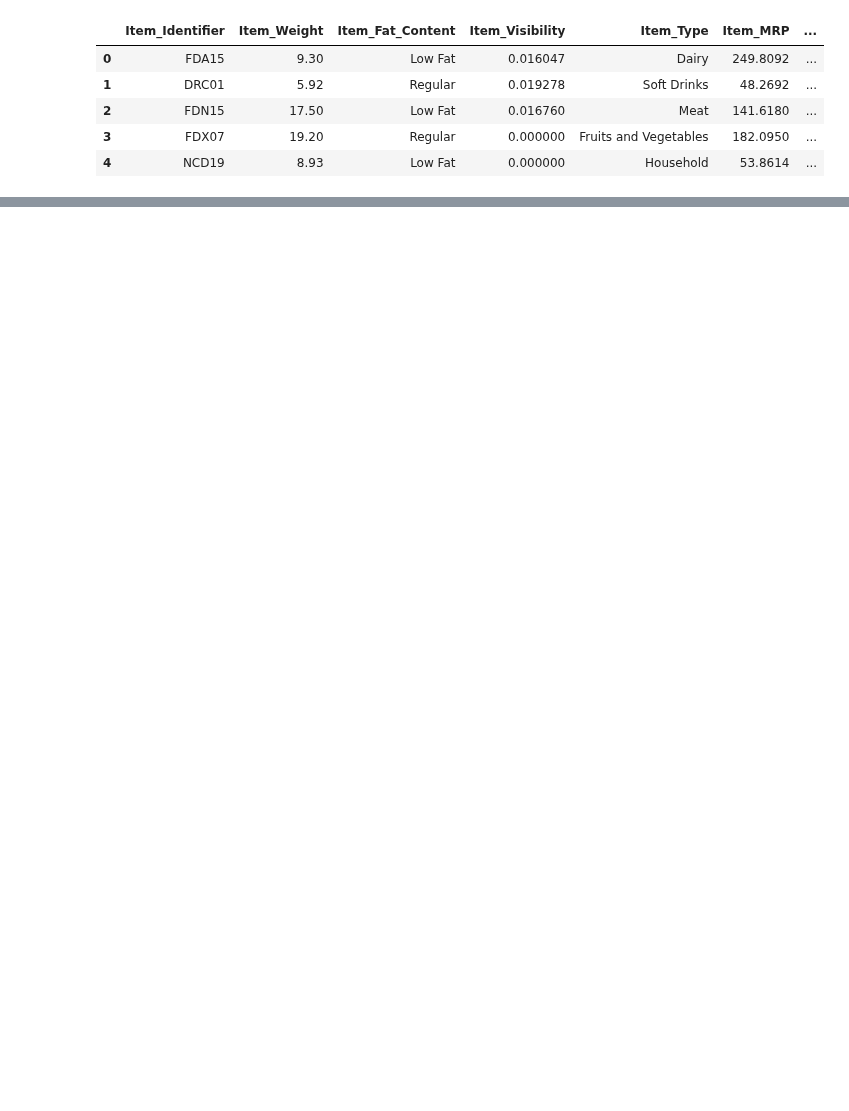
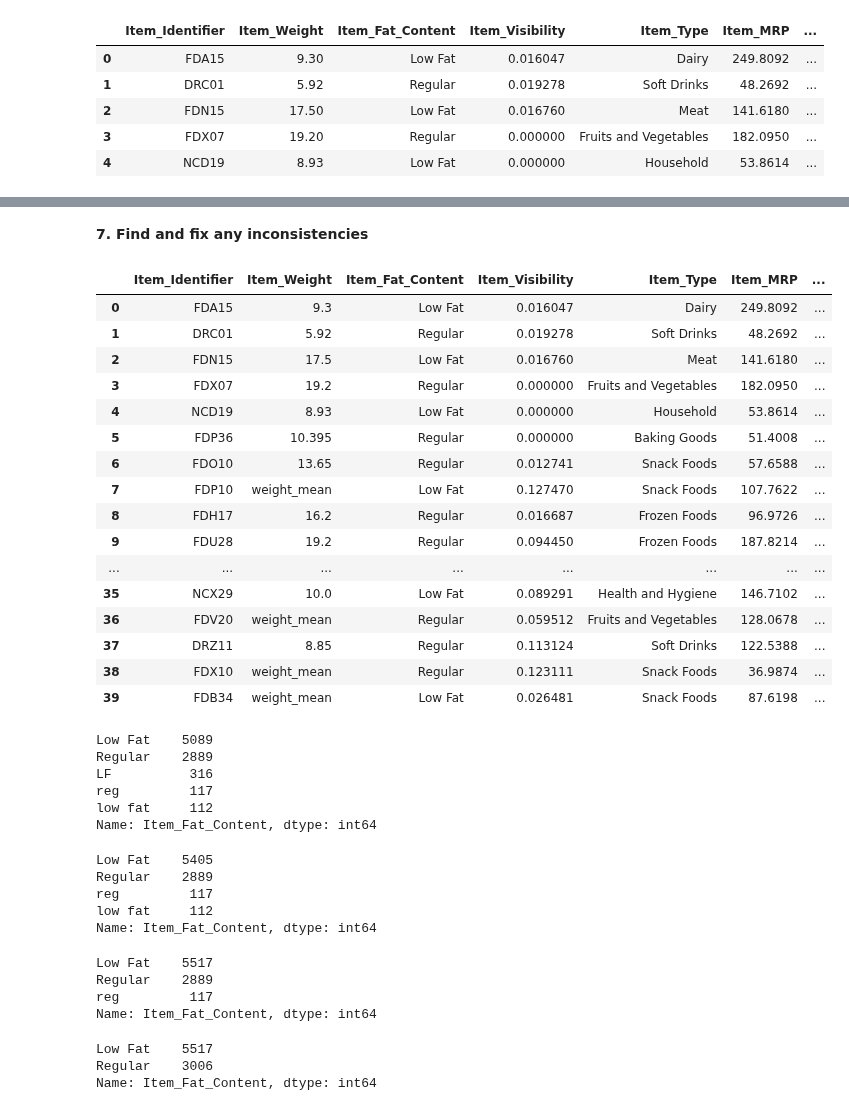
Before and after one commit to HarmonyKM/sales-predictions, a Jupyter notebook: Sales_Predictions.ipynb, the cells around one changed output, grey strips where cells are left out. Cells and saved outputs as stored; diff of their text form; code cells hidden in the pictures; blank space fills up the shorter version.

```diff
--- a/Sales_Predictions.ipynb
+++ b/Sales_Predictions.ipynb
@@ -3,6 +5,6 @@
 # %%
 import pandas as pd
-filename = '/content/sales_predictions.csv']
+filename = '/content/drive/MyDrive/sales_predictions.csv'
 # %%
 df =pd.read_csv(filename)
 df.head()
@@ -15,0 +86,7 @@ df.head()
+# %%
+#I will replace the the missing values with the average of the Item_Weights column
+weight_mean = df['Item_Weight'].mean()
+df['Item_Weight'].fillna('weight_mean', inplace=True)
+
+#Verify change for Item_Weight column was succesful and there are no missing values
+df.isna().sum()
@@ -15,0 +107,6 @@ df.head()
+# %%
+#The Outlet_Size measures the size of the store in terms of area covered and this is vital data should they expand. I will not drop but i will fill with "Missing"
+df['Outlet_Size'].fillna('Missing', inplace=True)
+
+#Verify change for Outlet_Size column was succesful and there are no missing values
+df.isna().sum()
@@ -15,0 +127,61 @@ df.head()
+# %% [markdown]
+**7. Find and fix any inconsistencies**
+# %%
+df.head(40)
+
+#Output reveals the data in the Item_Fat_Content is inconsistent
+# %% [output]
+|  | Item_Identifier | Item_Weight | Item_Fat_Content | Item_Visibility | Item_Type | Item_MRP | ... |
+| 0 | FDA15 | 9.3 | Low Fat | 0.016047 | Dairy | 249.8092 | ... |
+| 1 | DRC01 | 5.92 | Regular | 0.019278 | Soft Drinks | 48.2692 | ... |
+| 2 | FDN15 | 17.5 | Low Fat | 0.016760 | Meat | 141.6180 | ... |
+| 3 | FDX07 | 19.2 | Regular | 0.000000 | Fruits and Vegetables | 182.0950 | ... |
+| 4 | NCD19 | 8.93 | Low Fat | 0.000000 | Household | 53.8614 | ... |
+| 5 | FDP36 | 10.395 | Regular | 0.000000 | Baking Goods | 51.4008 | ... |
+| 6 | FDO10 | 13.65 | Regular | 0.012741 | Snack Foods | 57.6588 | ... |
+| 7 | FDP10 | weight_mean | Low Fat | 0.127470 | Snack Foods | 107.7622 | ... |
+| 8 | FDH17 | 16.2 | Regular | 0.016687 | Frozen Foods | 96.9726 | ... |
+| 9 | FDU28 | 19.2 | Regular | 0.094450 | Frozen Foods | 187.8214 | ... |
+| ... | ... | ... | ... | ... | ... | ... | ... |
+| 35 | NCX29 | 10.0 | Low Fat | 0.089291 | Health and Hygiene | 146.7102 | ... |
+| 36 | FDV20 | weight_mean | Regular | 0.059512 | Fruits and Vegetables | 128.0678 | ... |
+| 37 | DRZ11 | 8.85 | Regular | 0.113124 | Soft Drinks | 122.5388 | ... |
+| 38 | FDX10 | weight_mean | Regular | 0.123111 | Snack Foods | 36.9874 | ... |
+| 39 | FDB34 | weight_mean | Low Fat | 0.026481 | Snack Foods | 87.6198 | ... |
+# %%
+#Check the unique values and counts of the 'Item_Fat_Content' column
+df['Item_Fat_Content'].value_counts()
+# %% [output]
+Low Fat    5089
+Regular    2889
+LF          316
+reg         117
+low fat     112
+Name: Item_Fat_Content, dtype: int64
+# %%
+#Fixing inconsistent categories of data LF to Low Fat
+df['Item_Fat_Content'] = df['Item_Fat_Content'].replace('LF', 'Low Fat')
+df['Item_Fat_Content'].value_counts()
+# %% [output]
+Low Fat    5405
+Regular    2889
+reg         117
+low fat     112
+Name: Item_Fat_Content, dtype: int64
+# %%
+#Fixing inconsistent categories of data low fat to Low Fat
+df['Item_Fat_Content'] = df['Item_Fat_Content'].replace('low fat', 'Low Fat')
+df['Item_Fat_Content'].value_counts()
+# %% [output]
+Low Fat    5517
+Regular    2889
+reg         117
+Name: Item_Fat_Content, dtype: int64
+# %%
+#Fixing inconsistent categories of data reg to Regular
+df['Item_Fat_Content'] = df['Item_Fat_Content'].replace('reg', 'Regular')
+df['Item_Fat_Content'].value_counts()
+# %% [output]
+Low Fat    5517
+Regular    3006
+Name: Item_Fat_Content, dtype: int64
```
Also changed, not shown: parts of 13 cells of this notebook.
